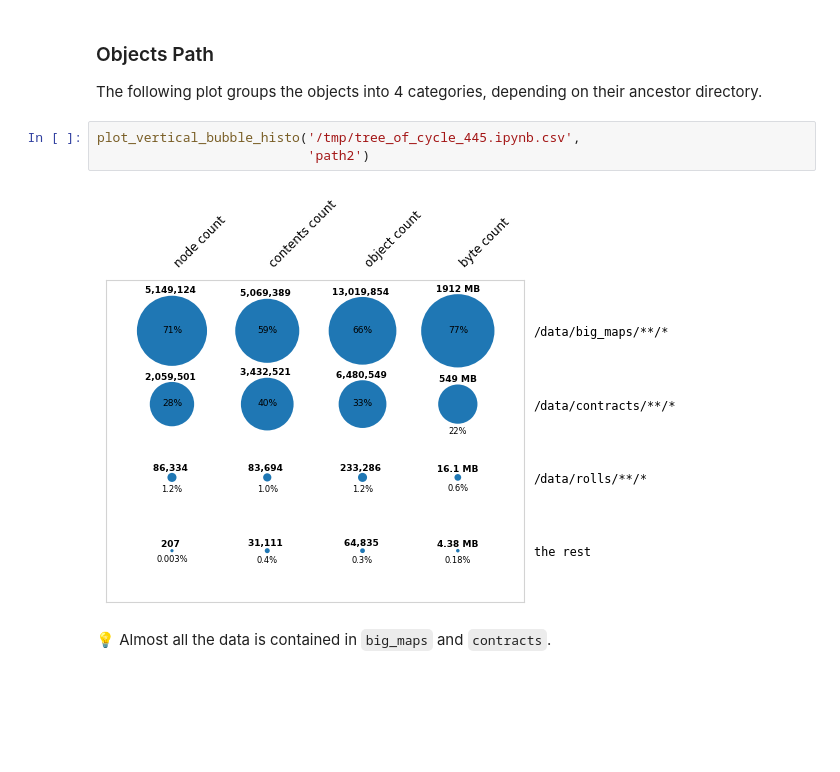
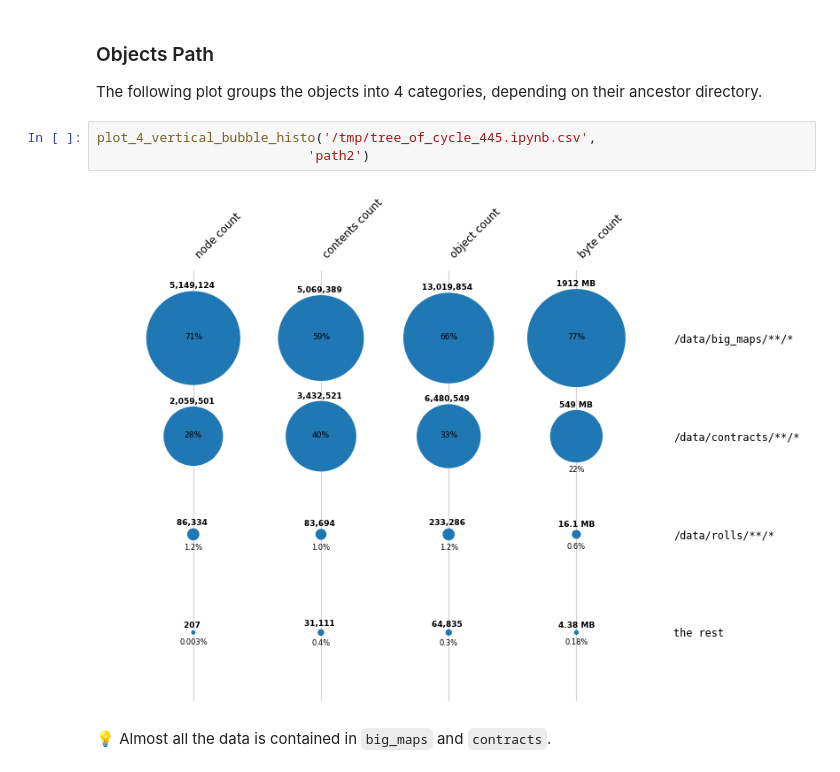
Before and after one commit to Ngoguey42/segment_hangzhou, a Jupyter notebook: tree_of_cycle_445.ipynb, the cells around one changed output. Cells and saved outputs as stored; diff of their text form; blank space fills up the shorter version.

```diff
--- a/tree_of_cycle_445.ipynb
+++ b/tree_of_cycle_445.ipynb
@@ -57,10 +57,10 @@ plot_vertical_bubble_histo('/tmp/tree_of_cycle_445.ipynb.csv',
 
 The following plot groups the objects into 4 categories, depending on their ancestor directory.
 # %%
-plot_vertical_bubble_histo('/tmp/tree_of_cycle_445.ipynb.csv',
+plot_4_vertical_bubble_histo('/tmp/tree_of_cycle_445.ipynb.csv',
                            'path2')
 # %% [output]
-[figure, old version]
+[figure, new version]
 # %% [markdown]
 💡 Almost all the data is contained in `big_maps` and `contracts`.
 # %% [markdown]
```
Also changed, not shown: parts of 15 cells of this notebook, 10 other files.
